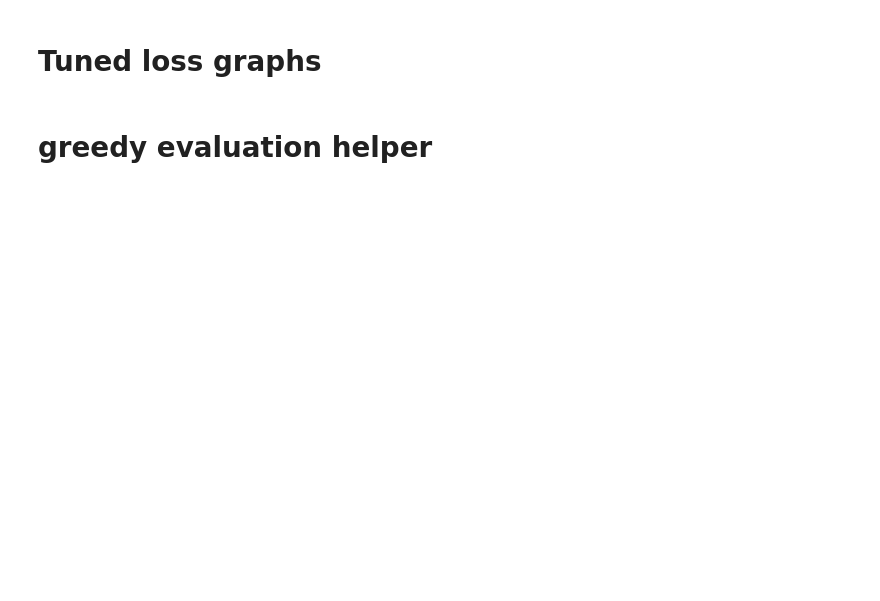
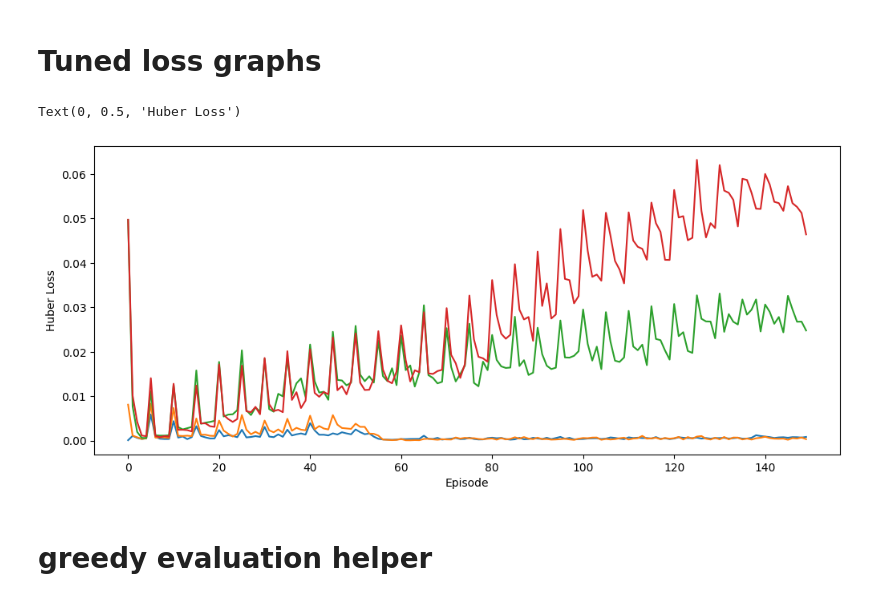
Before and after one commit to noodlebatteries124/deleca2, a Jupyter notebook: PtBJunHao.ipynb, the cells around one changed output. Saved outputs shown, nothing was run; the diff lists cells and outputs as text; code cells hidden in the pictures; blank space fills up the shorter version.

```diff
--- a/PtBJunHao.ipynb
+++ b/PtBJunHao.ipynb
@@ -711,6 +709,6 @@ COMMON_CONFIG = {
 # %%
 from collections import deque
-json import json
+import json
 from pathlib import Path
 import random
 import time
@@ -724,20 +722,6 @@ from tensorflow.keras.optimizers import Adam
 # ---------------------------------------------------------
 # Default Common Configuration
 # ---------------------------------------------------------
-COMMON_CONFIG = {
-    "num_actions": 11,
-    "gamma": 0.99,
-    "hidden_size": 64,
-    "batch_size": 64,
-    "epsilon": 1.0,
-    "epsilon_min": 0.01,
-    "epsilon_decay": 0.995,
-    "replay_memory_size": 50000,
-    "min_replay_memory": 1000,
-    "target_update_every": 5,
-    "learning_rate": 0.001,
-    "episodes": 250,
-}
 
 BASELINE_CONFIGS = {
     "g=-10": {**COMMON_CONFIG, "gravity": -10},
@@ -2800,33 +2895,23 @@ plt.show()
 # %% [markdown]
 # Tuned loss graphs
 # %%
-import matplotlib.pyplot as plt
-
-gravities = ["g=-10", "g=0", "g=10", "g=15"]
-
-gravity_labels = {
-    "g=-10": "Anti-Gravity",
-    "g=0": "Zero Gravity",
-    "g=10": "Earth Gravity",
-    "g=15": "High Gravity"
-}
-
 plt.figure(figsize=(12, 5))
 
 for gravity_name in gravities:
+    # Safely get history dict (handles both new and old structure)
+    res = improved_results[gravity_name]
+    history = res["history"] if isinstance(res, dict) and "history" in res else res
 
     plt.plot(
-        improved_results[gravity_name]["losses"],
+        history["losses"],
         label=f"{gravity_labels[gravity_name]} ({gravity_name})"
     )
 
 plt.xlabel("Episode")
 plt.ylabel("Huber Loss")
-plt.title("Tuned Rainbow DQN Training Loss")
-plt.grid(alpha=0.3)
-plt.legend()
-
-plt.show()
+# %% [output]
+Text(0, 0.5, 'Huber Loss')
+[figure, added]
 # %% [markdown]
 # greedy evaluation helper
 # %%
```
Also changed, not shown: parts of 36 cells of this notebook, 39 other files.
